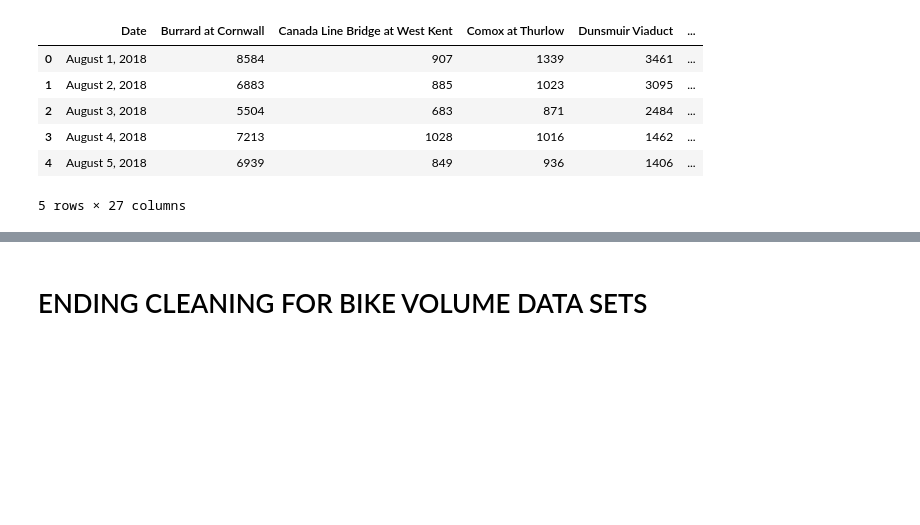
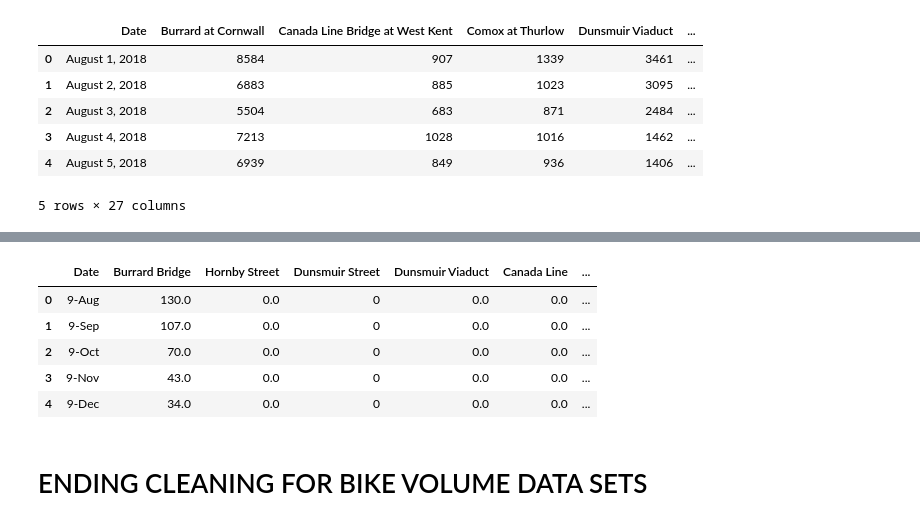
Before and after one commit to itspria/Bike-Theft-Analysis, a Jupyter notebook: code/data_cleaning_BikeVolume.ipynb, the cells around one changed output, grey strips where cells are left out. Cells and saved outputs as stored; diff of their text form; code cells hidden in the pictures; blank space fills up the shorter version.

```diff
--- a/code/data_cleaning_BikeVolume.ipynb
+++ b/code/data_cleaning_BikeVolume.ipynb
@@ -250,2 +319,13 @@ VAC_BV_2018to2020.head()
+# %%
+#create a summed column of all bike counters
+VAC_BV_jan_aug2018['Total Bike Volume']=VAC_BV_jan_aug2018.iloc[:, 1:11].sum(axis=1)
+VAC_BV_jan_aug2018.head()
+# %% [output]
+|  | Date | Burrard Bridge | Hornby Street | Dunsmuir Street | Dunsmuir Viaduct | Canada Line | ... |
+| 0 | 9-Aug | 130.0 | 0.0 | 0 | 0.0 | 0.0 | ... |
+| 1 | 9-Sep | 107.0 | 0.0 | 0 | 0.0 | 0.0 | ... |
+| 2 | 9-Oct | 70.0 | 0.0 | 0 | 0.0 | 0.0 | ... |
+| 3 | 9-Nov | 43.0 | 0.0 | 0 | 0.0 | 0.0 | ... |
+| 4 | 9-Dec | 34.0 | 0.0 | 0 | 0.0 | 0.0 | ... |
 # %%
 #EXPORT CLEAN DATA SETS
```
Also changed, not shown: parts of 10 cells of this notebook, 5 other files.
